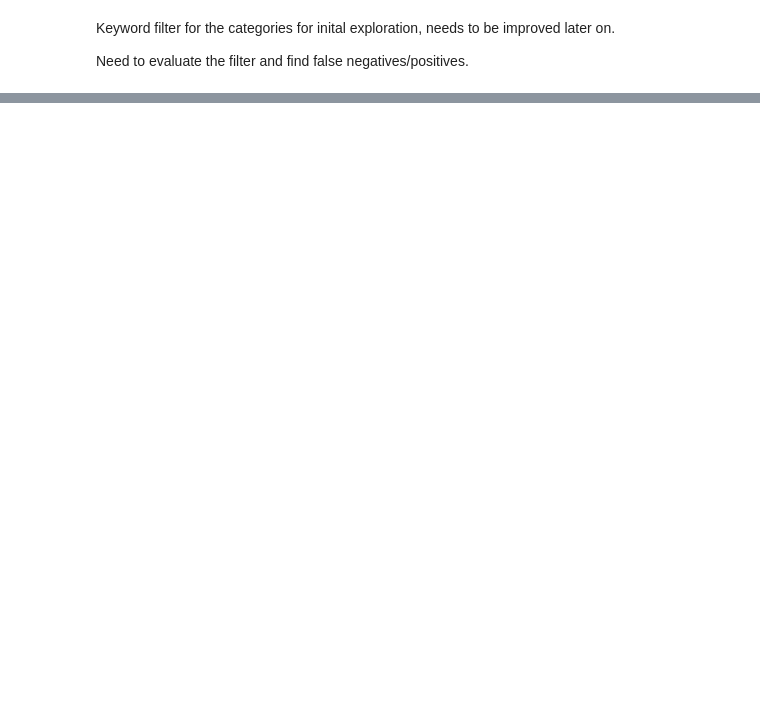
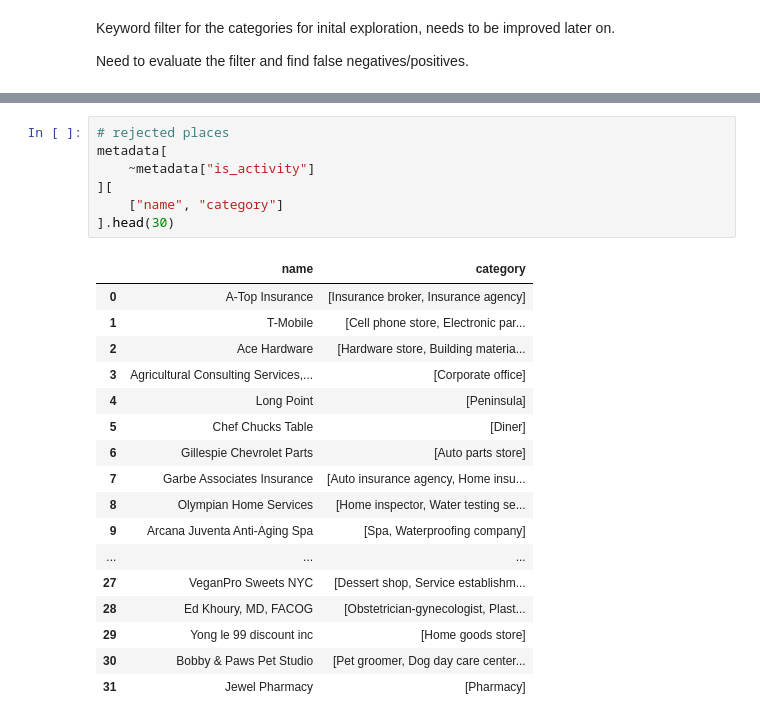
Before and after one commit to oesedebe/Egocentric-Activity-Recommendation-System, a Jupyter notebook: notebooks/02_stacey_activity_exploration.ipynb, the cells around one changed output, grey strips where cells are left out. Drawn from its saved outputs; the diff is of its cells as text; blank space fills up the shorter version.

```diff
--- a/notebooks/02_stacey_activity_exploration.ipynb
+++ b/notebooks/02_stacey_activity_exploration.ipynb
@@ -308,0 +491,25 @@ Improvements for next taxonomy
+# %%
+# rejected places
+metadata[
+    ~metadata["is_activity"]
+][
+    ["name", "category"]
+].head(30)
+# %% [output]
+|  | name | category |
+| 0 | A-Top Insurance | [Insurance broker, Insurance agency] |
+| 1 | T-Mobile | [Cell phone store, Electronic par... |
+| 2 | Ace Hardware | [Hardware store, Building materia... |
+| 3 | Agricultural Consulting Services,... | [Corporate office] |
+| 4 | Long Point | [Peninsula] |
+| 5 | Chef Chucks Table | [Diner] |
+| 6 | Gillespie Chevrolet Parts | [Auto parts store] |
+| 7 | Garbe Associates Insurance | [Auto insurance agency, Home insu... |
+| 8 | Olympian Home Services | [Home inspector, Water testing se... |
+| 9 | Arcana Juventa Anti-Aging Spa | [Spa, Waterproofing company] |
+| ... | ... | ... |
+| 27 | VeganPro Sweets NYC | [Dessert shop, Service establishm... |
+| 28 | Ed Khoury, MD, FACOG | [Obstetrician-gynecologist, Plast... |
+| 29 | Yong le 99 discount inc | [Home goods store] |
+| 30 | Bobby & Paws Pet Studio | [Pet groomer, Dog day care center... |
+| 31 | Jewel Pharmacy | [Pharmacy] |
```
Also changed, not shown: parts of 25 cells of this notebook, 19 other files.
